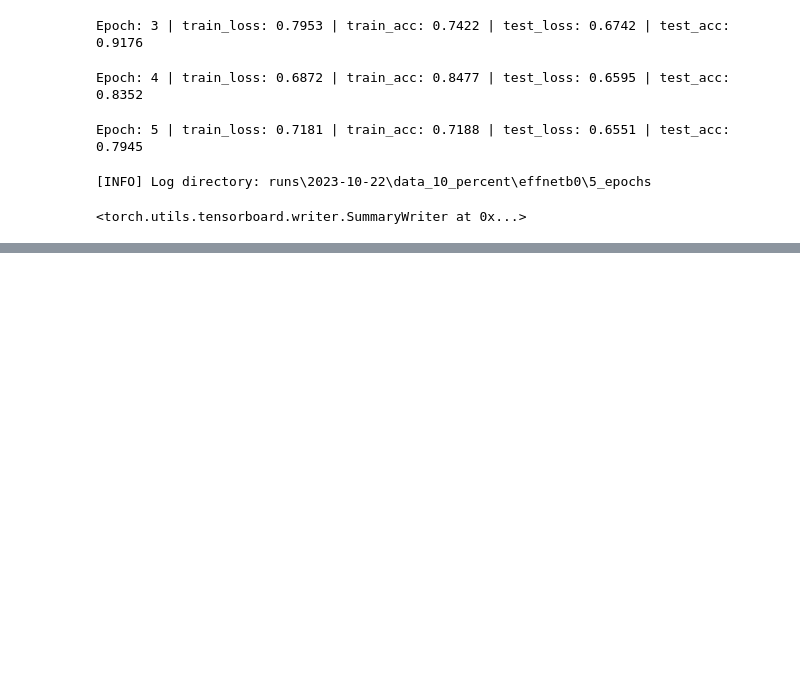
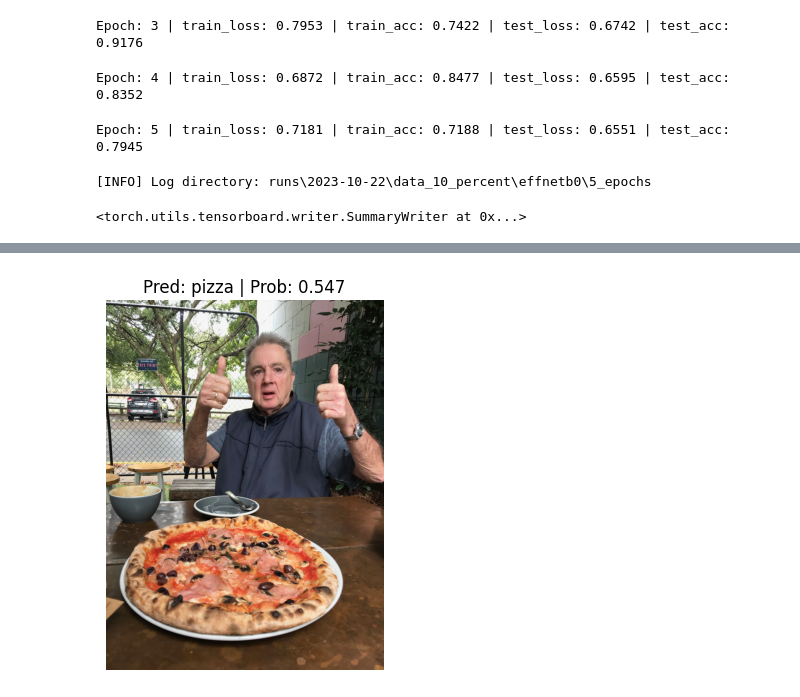
Before and after one commit to SaFaUU/PyTorch_for_DL, a Jupyter notebook: 07_pytorch_experiment_tracking.ipynb, the cells around one changed output, grey strips where cells are left out. Saved outputs shown, nothing was run; the diff lists cells and outputs as text; code cells hidden in the pictures; blank space fills up the shorter version.

```diff
--- a/07_pytorch_experiment_tracking.ipynb
+++ b/07_pytorch_experiment_tracking.ipynb
@@ -441,0 +459,9 @@ def train(model: torch.nn.Module,
+# %%
+normalize = transforms.Normalize(mean=[0.485, 0.456, 0.406],
+                                 std=[0.229, 0.224, 0.225])
+
+simple_transform = transforms.Compose([
+    transforms.Resize((224, 224)),
+    transforms.ToTensor(),
+    normalize
+])
@@ -441,0 +740,7 @@ def train(model: torch.nn.Module,
+# %%
+pred_and_plot_image(model=best_model,
+                        image_path=Path("data/04-pizza-dad.jpeg"),
+                        class_names=class_names,
+                        device=device)
+# %% [output]
+[figure, added]
```
Also changed, not shown: parts of 16 cells of this notebook, 1 other file.
